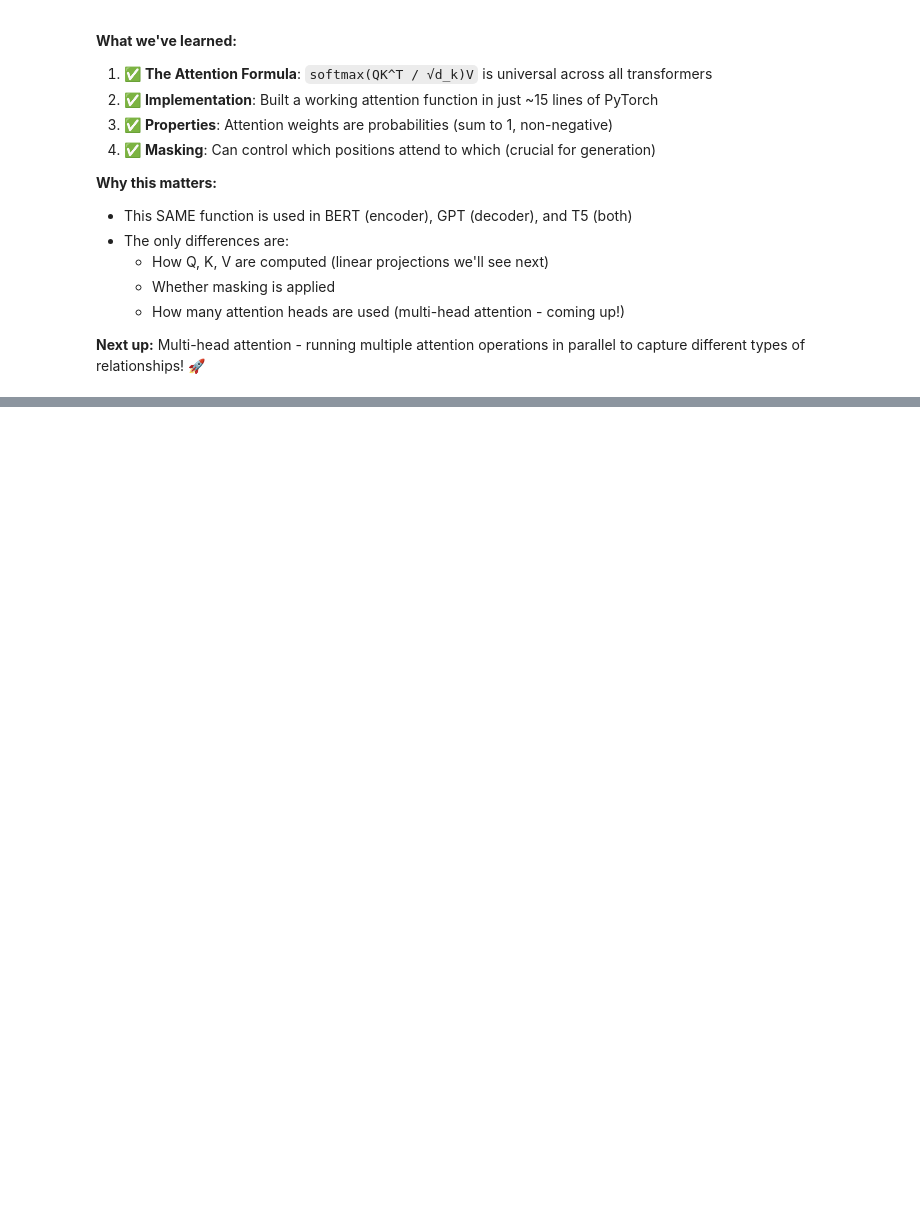
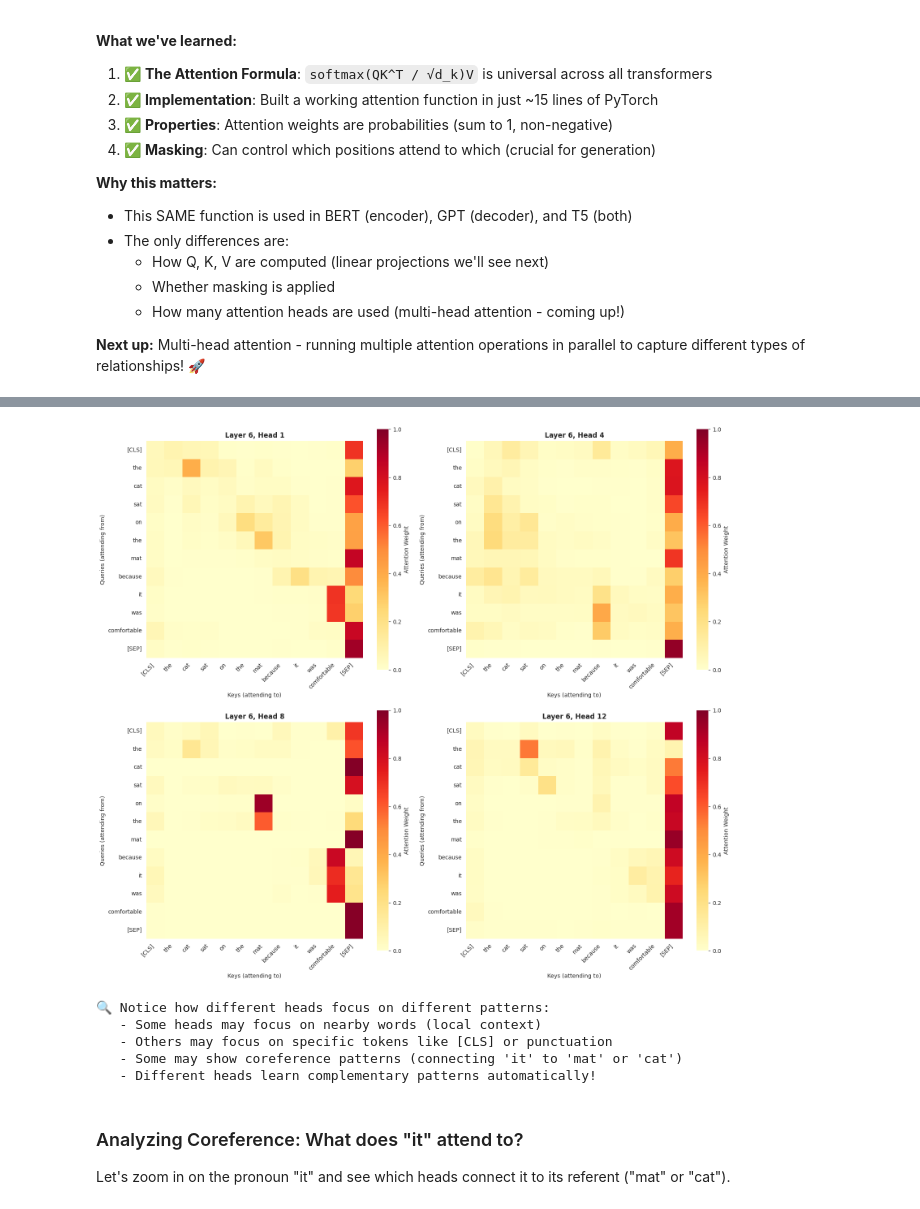
Before and after one commit to karolzak/ml101, a Jupyter notebook: notebooks/05-transformers.ipynb, the cells around one changed output, grey strips where cells are left out. Saved outputs shown, nothing was run; the diff lists cells and outputs as text; code cells hidden in the pictures; blank space fills up the shorter version.

```diff
--- a/notebooks/05-transformers.ipynb
+++ b/notebooks/05-transformers.ipynb
@@ -748,0 +994,54 @@ Interpretation:
+# %%
+# Visualize attention patterns from different heads in the same layer
+layer_to_visualize = 5  # Middle layer (0-indexed)
+heads_to_show = [0, 3, 7, 11]  # Show 4 different heads
+
+fig, axes = plt.subplots(2, 2, figsize=(16, 14))
+axes = axes.flatten()
+
+for idx, head_num in enumerate(heads_to_show):
+    # Get attention weights for this specific head
+    # Shape: (seq_len, seq_len)
+    attn = attentions[layer_to_visualize][0, head_num].detach().numpy()
+
+    # Create heatmap
+    sns.heatmap(
+        attn,
+        xticklabels=tokens,
+        yticklabels=tokens,
+        cmap='YlOrRd',
+        ax=axes[idx],
+        cbar_kws={'label': 'Attention Weight'},
+        square=True,
+        vmin=0,
+        vmax=1
+    )
+
+    axes[idx].set_title(f'Layer {layer_to_visualize + 1}, Head {head_num + 1}',
+                        fontsize=12, fontweight='bold')
+    axes[idx].set_xlabel('Keys (attending to)', fontsize=10)
+    axes[idx].set_ylabel('Queries (attending from)', fontsize=10)
+
+    # Rotate labels for better readability
+    axes[idx].set_xticklabels(axes[idx].get_xticklabels(), rotation=45, ha='right')
+    axes[idx].set_yticklabels(axes[idx].get_yticklabels(), rotation=0)
+
+plt.tight_layout()
+plt.show()
+
+print("\n🔍 Notice how different heads focus on different patterns:")
+print("   - Some heads may focus on nearby words (local context)")
+print("   - Others may focus on specific tokens like [CLS] or punctuation")
+print("   - Some may show coreference patterns (connecting 'it' to 'mat' or 'cat')")
+print("   - Different heads learn complementary patterns automatically!")
+# %% [output]
+[figure, added]
+🔍 Notice how different heads focus on different patterns:
+   - Some heads may focus on nearby words (local context)
+   - Others may focus on specific tokens like [CLS] or punctuation
+   - Some may show coreference patterns (connecting 'it' to 'mat' or 'cat')
+   - Different heads learn complementary patterns automatically!
+# %% [markdown]
+### Analyzing Coreference: What does "it" attend to?
+
+Let's zoom in on the pronoun "it" and see which heads connect it to its referent ("mat" or "cat").
```
Also changed, not shown: parts of 13 cells of this notebook.
